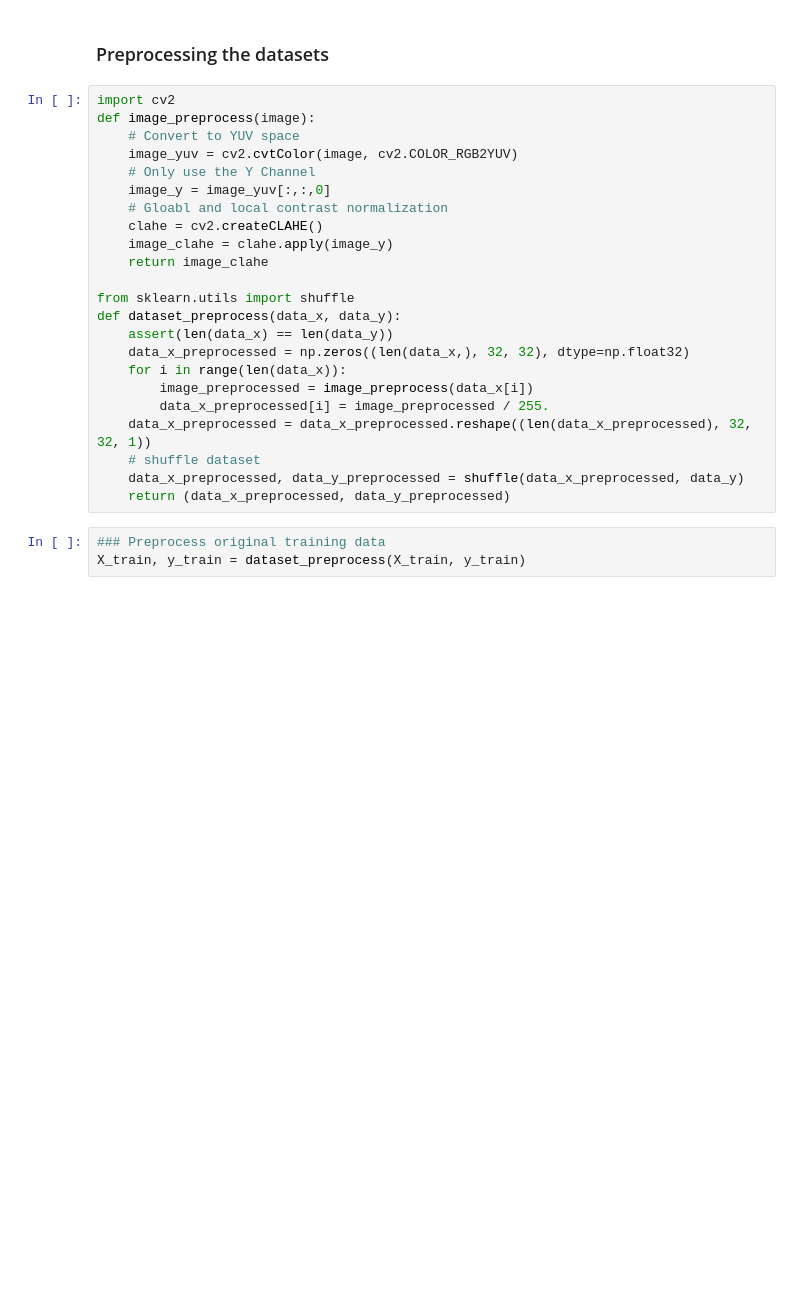
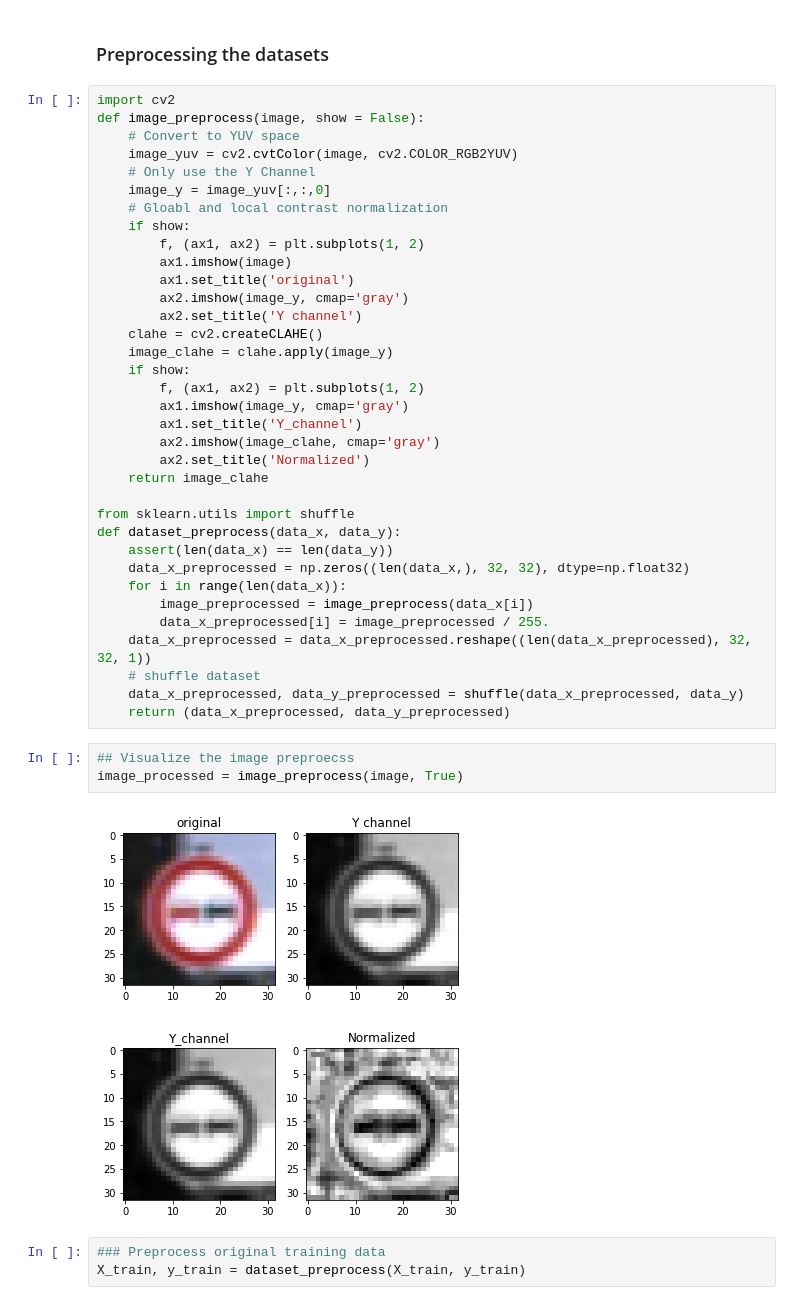
Before and after one commit to chengshy/CarND-Traffic-Sign-Classifier-Project, a Jupyter notebook: Traffic_Sign_Classifier.ipynb, the cells around one changed output. Saved outputs shown, nothing was run; the diff lists cells and outputs as text; blank space fills up the shorter version.

```diff
--- a/Traffic_Sign_Classifier.ipynb
+++ b/Traffic_Sign_Classifier.ipynb
@@ -249,14 +259,26 @@ Jittered dataset is already exists
 ### Preprocessing the datasets
 # %%
 import cv2
-def image_preprocess(image):
+def image_preprocess(image, show = False):
     # Convert to YUV space
     image_yuv = cv2.cvtColor(image, cv2.COLOR_RGB2YUV)
     # Only use the Y Channel
     image_y = image_yuv[:,:,0]
     # Gloabl and local contrast normalization
+    if show:
+        f, (ax1, ax2) = plt.subplots(1, 2)
+        ax1.imshow(image)
+        ax1.set_title('original')
+        ax2.imshow(image_y, cmap='gray')
+        ax2.set_title('Y channel')
     clahe = cv2.createCLAHE()
     image_clahe = clahe.apply(image_y)
+    if show:
+        f, (ax1, ax2) = plt.subplots(1, 2)
+        ax1.imshow(image_y, cmap='gray')
+        ax1.set_title('Y_channel')
+        ax2.imshow(image_clahe, cmap='gray')
+        ax2.set_title('Normalized')
     return image_clahe
 
 from sklearn.utils import shuffle
@@ -270,6 +292,12 @@ def dataset_preprocess(data_x, data_y):
     # shuffle dataset
     data_x_preprocessed, data_y_preprocessed = shuffle(data_x_preprocessed, data_y)
     return (data_x_preprocessed, data_y_preprocessed)
+# %%
+## Visualize the image preproecss
+image_processed = image_preprocess(image, True)
+# %% [output]
+[figure, added]
+[figure, added]
 # %%
 ### Preprocess original training data
 X_train, y_train = dataset_preprocess(X_train, y_train)
```
Also changed, not shown: parts of 4 cells of this notebook.
